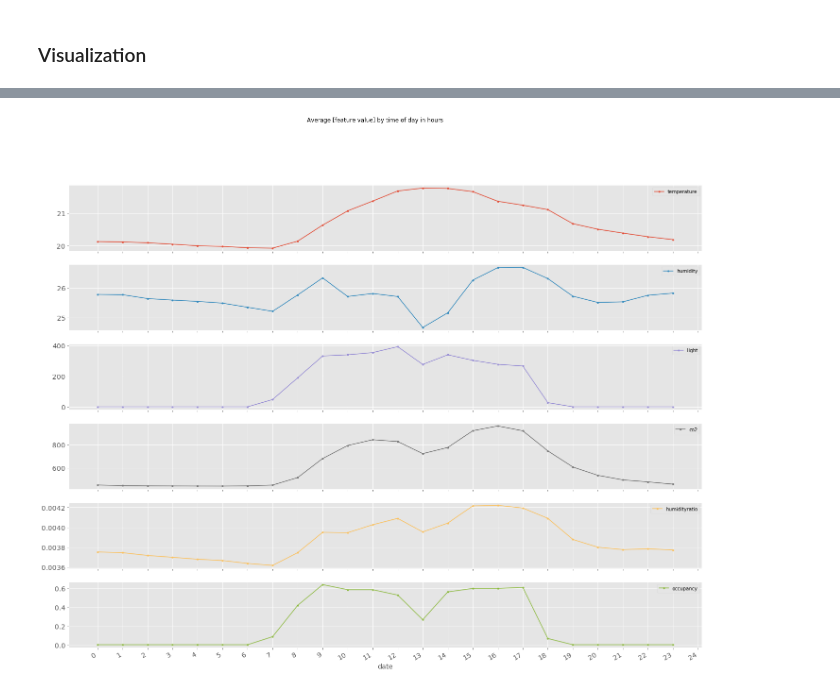
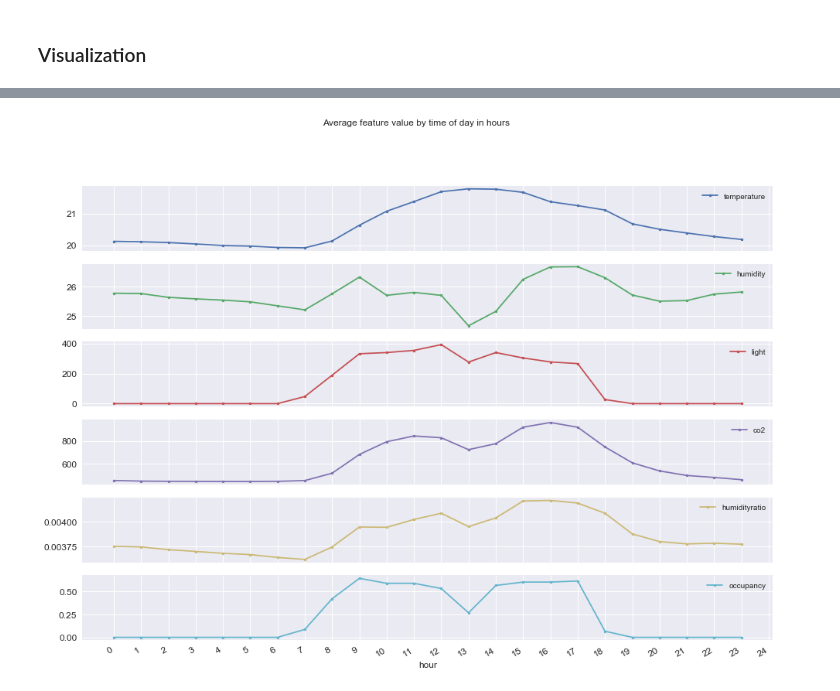
Before and after one commit to slangenbach/hvac-optimization, a Jupyter notebook: notebooks/01-exploration.ipynb, the cells around one changed output, grey strips where cells are left out. Drawn from its saved outputs; the diff is of its cells as text; code cells hidden in the pictures.

```diff
--- a/notebooks/01-exploration.ipynb
+++ b/notebooks/01-exploration.ipynb
@@ -22,16 +22,14 @@ interim_data_path = root_path.joinpath("data/interim")
 figure_path = root_path.joinpath("references/figures")
 # %%
 # use ggplot styling for all plots
-mpl.style.use('ggplot')
+mpl.style.use("seaborn")
 mpl.rcParams.update({
     # set figure size to A5 landscape for all plots
-    #"figure.figsize": (8.3, 5.8),
-    "figure.figsize": (12, 6),  # 100 dpi
-    "axes.labelsize": "x-large",
-    "axes.titlesize": "x-large",
-    "xtick.labelsize": "x-large",
-    "ytick.labelsize": "x-large"})
-#sns.set(rc={"figure.figsize": (6, 3)})
+    "figure.figsize": (8.3, 5.8),
+    "axes.labelsize": "large",
+    "axes.titlesize": "xx-large",
+    "xtick.labelsize": "large",
+    "ytick.labelsize": "large"})
 # %% [markdown]
 ### Load data
 # %%
@@ -202 +213,3 @@ save_fig(heatmap_train, figure_path, "heatmap_train")
+# %%
+figsize_line = (16, 12)
 # %%
@@ -230,11 +256,13 @@ save_fig(line_plot_test_1h_freq, figure_path, "line_plot_test_1h_freq")
 # %%
 by_hour = train_df.groupby(train_df.index.hour).mean()
-by_hour_plot = by_hour.plot(figsize=(24,20),
+by_hour_plot = by_hour.plot(figsize=figsize_line,
                             subplots=True,
                             marker=".",
                             xticks=np.arange(0,24+1),
-                            title="Average [feature value] by time of day in hours")
+                            title="Average feature value by time of day in hours")
 
+
+by_hour_plot[-1].set_xlabel("hour")
 save_fig(by_hour_plot, figure_path, "avg_feature_value_by_hour")
 # %% [output]
-[figure, old version]
+[figure, new version]
```
Also changed, not shown: parts of 19 cells of this notebook, 4 other files.
